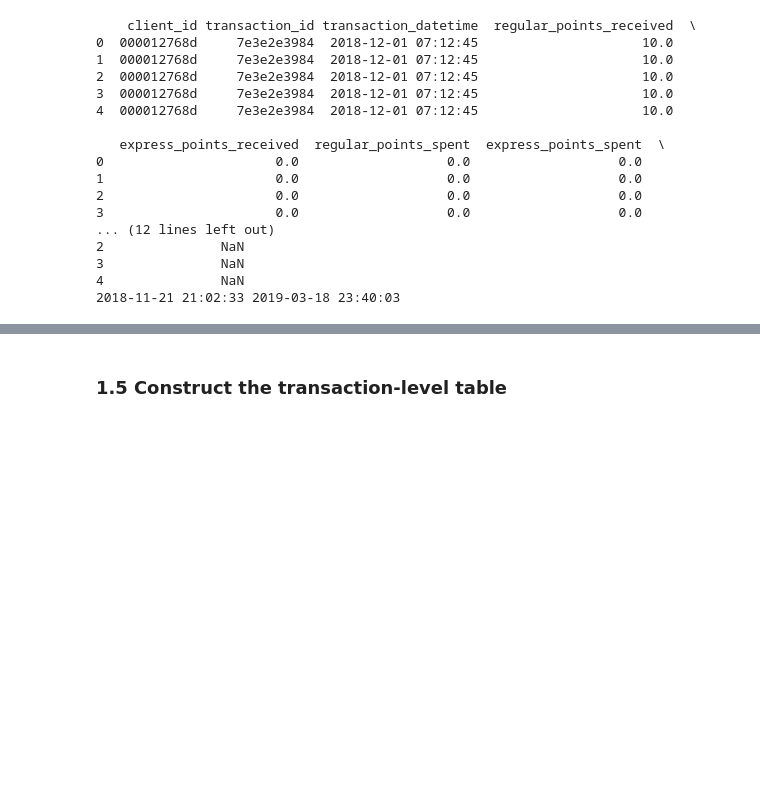
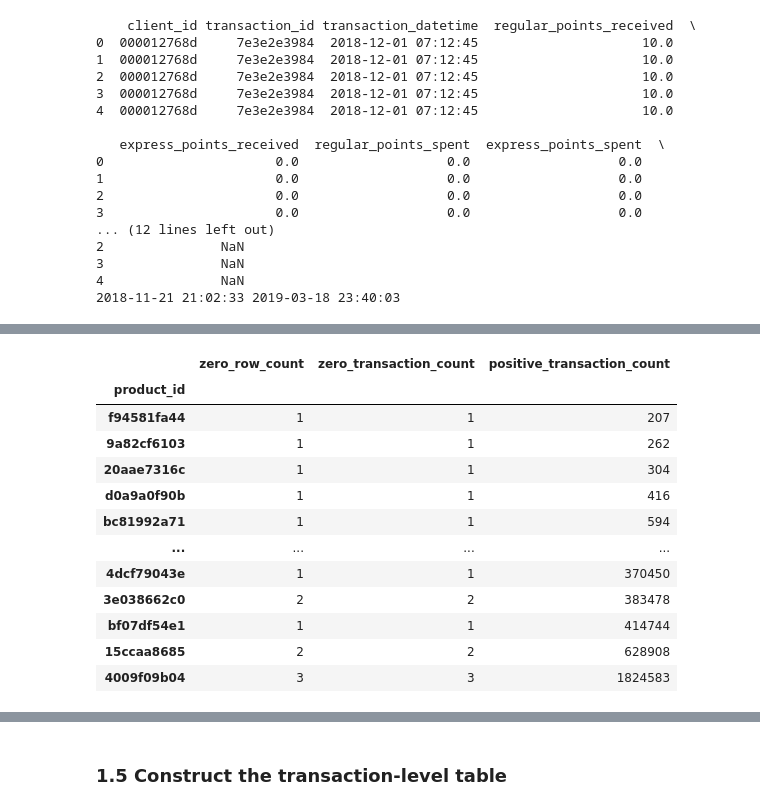
Before and after one commit to OliviaT99/master-thesis, a Jupyter notebook: notebooks/feature_engineering.ipynb, the cells around one changed output, grey strips where cells are left out. Drawn from its saved outputs; the diff is of its cells as text; code cells hidden in the pictures; blank space fills up the shorter version.

```diff
--- a/notebooks/feature_engineering.ipynb
+++ b/notebooks/feature_engineering.ipynb
@@ -203,0 +234,9 @@ print(
+# %%
+zeros = purchases[purchases['purchase_sum'] == 0]
+print("Rows with purchase_sum equal to 0:", zeros.shape[0])
+print(zeros['store_id'].value_counts())
+print(zeros['product_id'].value_counts())
+print(zeros['client_id'].nunique())
+print(zeros['transaction_id'].nunique())
+print(zeros['product_quantity'].describe())
+print(zeros['transaction_datetime'].min(), zeros['transaction_datetime'].max())
@@ -203,0 +261,75 @@ print(
+# %%
+transaction_keys = ["client_id", "transaction_id"]
+
+# Transactions represented by the zero-value rows
+zero_transaction_keys = zeros[transaction_keys].drop_duplicates()
+
+# Find all purchase rows belonging to those transactions
+rows_in_zero_transactions = purchases.merge(
+    zero_transaction_keys,
+    on=transaction_keys,
+    how="inner",
+    validate="many_to_one",
+)
+
+# Classify each transaction by whether it has zero- and/or positive-value rows
+transaction_value_flags = (
+    rows_in_zero_transactions
+    .assign(
+        has_zero=lambda df: df["purchase_sum"].eq(0),
+        has_positive=lambda df: df["purchase_sum"].gt(0),
+    )
+    .groupby(transaction_keys)[["has_zero", "has_positive"]]
+    .any()
+)
+
+print("Zero-value transactions:", len(transaction_value_flags))
+print("Zero-only transactions:", (~transaction_value_flags["has_positive"]).sum())
+print("Mixed zero/positive transactions:", transaction_value_flags["has_positive"].sum())
+
+# Look up zero-row products in positive-value purchases
+zero_products = zeros["product_id"].dropna().unique()
+
+positive_product_rows = purchases.loc[
+    purchases["purchase_sum"].gt(0)
+    & purchases["product_id"].isin(zero_products),
+    ["product_id", *transaction_keys],
+]
+
+positive_transaction_counts = (
+    positive_product_rows
+    .drop_duplicates(["product_id", *transaction_keys])
+    .groupby("product_id")
+    .size()
+    .rename("positive_transaction_count")
+)
+
+zero_product_counts = (
+    zeros.groupby("product_id")
+    .agg(
+        zero_row_count=("product_id", "size"),
+        zero_transaction_count=("transaction_id", "nunique"),
+    )
+)
+
+product_lookup = (
+    zero_product_counts
+    .join(positive_transaction_counts)
+    .fillna({"positive_transaction_count": 0})
+    .sort_values("positive_transaction_count")
+)
+
+product_lookup["positive_transaction_count"] = (
+    product_lookup["positive_transaction_count"].astype(int)
+)
+
+display(product_lookup)
+print(
+    "Products with no positive-value transaction occurrences:",
+    (product_lookup["positive_transaction_count"] == 0).sum(),
+)
+print(
+    "Products appearing in exactly one positive-value transaction:",
+    (product_lookup["positive_transaction_count"] == 1).sum(),
+)
+# %% [output]
@@ -203,0 +339,13 @@ print(
+|  | zero_row_count | zero_transaction_count | positive_transaction_count |
+| product_id |  |  |  |
+| f94581fa44 | 1 | 1 | 207 |
+| 9a82cf6103 | 1 | 1 | 262 |
+| 20aae7316c | 1 | 1 | 304 |
+| d0a9a0f90b | 1 | 1 | 416 |
+| bc81992a71 | 1 | 1 | 594 |
+| ... | ... | ... | ... |
+| 4dcf79043e | 1 | 1 | 370450 |
+| 3e038662c0 | 2 | 2 | 383478 |
+| bf07df54e1 | 1 | 1 | 414744 |
+| 15ccaa8685 | 2 | 2 | 628908 |
+| 4009f09b04 | 3 | 3 | 1824583 |
```
Also changed, not shown: parts of 21 cells of this notebook, 2 other files.
